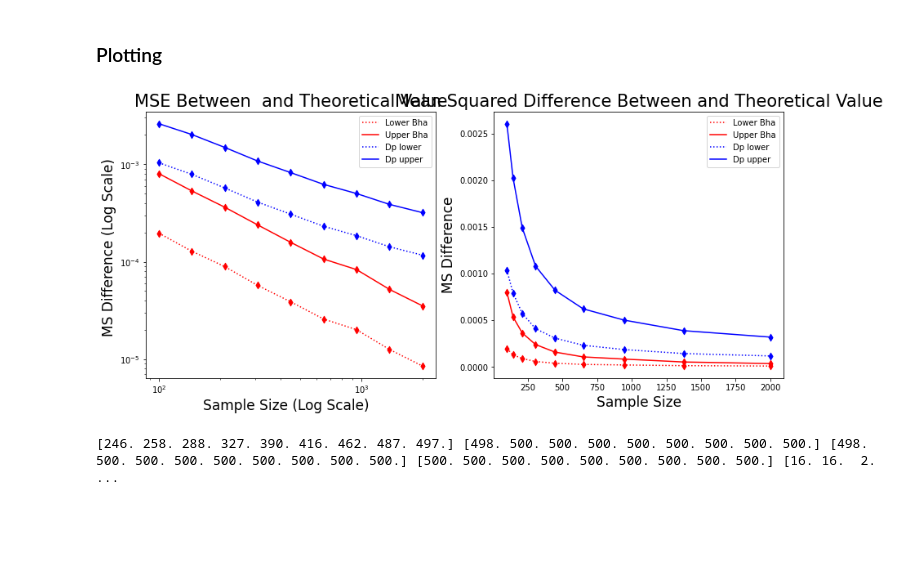
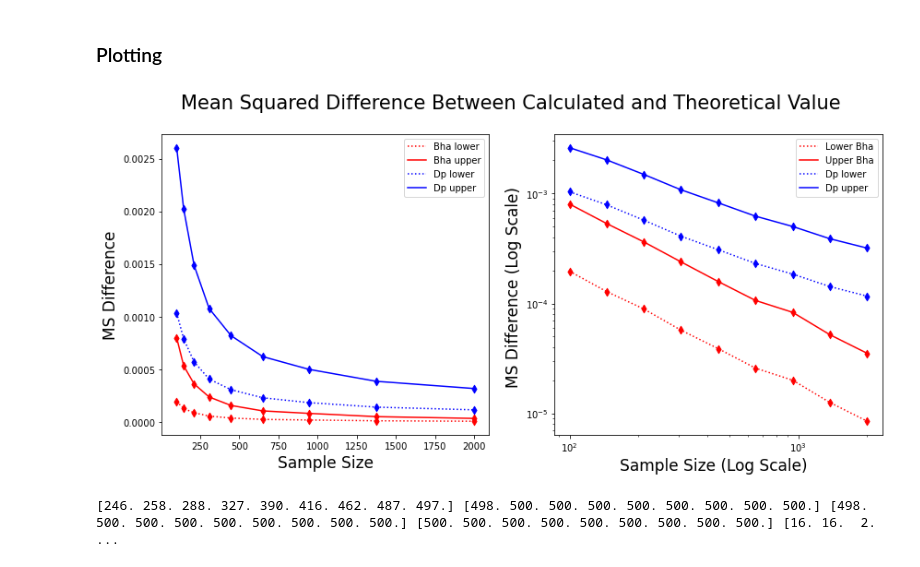
Before and after one commit to rj-may/BER_Bounds_Eval, a Jupyter notebook: plots/increase-n.ipynb, the cells around one changed output. Cells and saved outputs as stored; diff of their text form; code cells hidden in the pictures; blank space fills up the shorter version.

```diff
--- a/plots/increase-n.ipynb
+++ b/plots/increase-n.ipynb
@@ -237,14 +237,15 @@ for i in range(len(bound_obj_lst)):
 fs =17
 
 fig, axes = plt.subplots(nrows=1, ncols=2, figsize=(14, 6))
-ax = axes[0]
+st = fig.suptitle("Mean Squared Difference Between Calculated and Theoretical Value", fontsize=fs+4)
+ax = axes[1]
 
 
 ax.set_xscale('log', base=10)
 ax.set_yscale('log', base=10)
 
-ax.plot(sample_sizes, lower_mse_Bha,'r:', label='Lower Bha')
-ax.plot(sample_sizes, upper_mse_Bha,'r-', label='Upper Bha')
+ax.plot(sample_sizes, lower_mse_Bha,'r:', label='Bha lower')
+ax.plot(sample_sizes, upper_mse_Bha,'r-', label='Bha upper')
 
 ax.scatter(sample_sizes, lower_mse_Bha, color = 'red', marker = 'd')
 ax.scatter(sample_sizes, upper_mse_Bha, color = 'red', marker = 'd')
@@ -255,39 +256,39 @@ ax.plot(sample_sizes, upper_mse_DP,  'b-', label='Dp upper')
 
 ax.set_xlabel("Sample Size (Log Scale)  ", fontsize = fs)
 ax.set_ylabel("MS Difference (Log Scale) ", fontsize=fs)
-ax.set_title("MSE Between  and Theoretical Value", fontsize = fs +4)
+# ax.set_title("MSE Between  and Theoretical Value", fontsize = fs +4)
 
 
 ax.scatter(sample_sizes, upper_mse_DP,  color='b', marker='d')
 ax.scatter(sample_sizes, lower_mse_DP,  color='b', marker='d')
 ax.legend()
 
-ax = axes[1]
+ax = axes[0]
 
 
-ax.plot(sample_sizes, lower_mse_Bha,'r:', label='Lower Bha')
-ax.plot(sample_sizes, upper_mse_Bha,'r-', label='Upper Bha')
+ax.plot(sample_sizes, lower_mse_Bha,'r:', label='Bha lower')
+ax.plot(sample_sizes, upper_mse_Bha,'r-', label='Bha upper')
 
 ax.scatter(sample_sizes, lower_mse_Bha, color = 'red', marker = 'd')
 ax.scatter(sample_sizes, upper_mse_Bha, color = 'red', marker = 'd')
 
 ax.plot(sample_sizes, lower_mse_DP,  'b:', label='Dp lower')
 ax.plot(sample_sizes, upper_mse_DP,  'b-', label='Dp upper')
 
 ax.scatter(sample_sizes, upper_mse_DP,  color='b', marker='d')
 ax.scatter(sample_sizes, lower_mse_DP,  color='b', marker='d')
 
 ax.set_xlabel("Sample Size", fontsize = fs)
 ax.set_ylabel("MS Difference", fontsize=fs)
-ax.set_title("Mean Squared Difference Between and Theoretical Value", fontsize = fs +4)
+# ax.set_title("Mean Squared Difference Between and Theoretical Value", fontsize = fs +4)
 
 ax.legend()
 
 # plt.savefig("log_test.png",facecolor=(1,1,1,1))
 # ax.set_xticks(sample_sizes)
 plt.show()
 # %% [output]
-[figure, old version]
+[figure, new version]
 # %%
 validity_dp_l = np.zeros(len(sample_sizes))
 validity_dp_u = np.zeros(len(sample_sizes))
```
Also changed, not shown: 10 other files.
